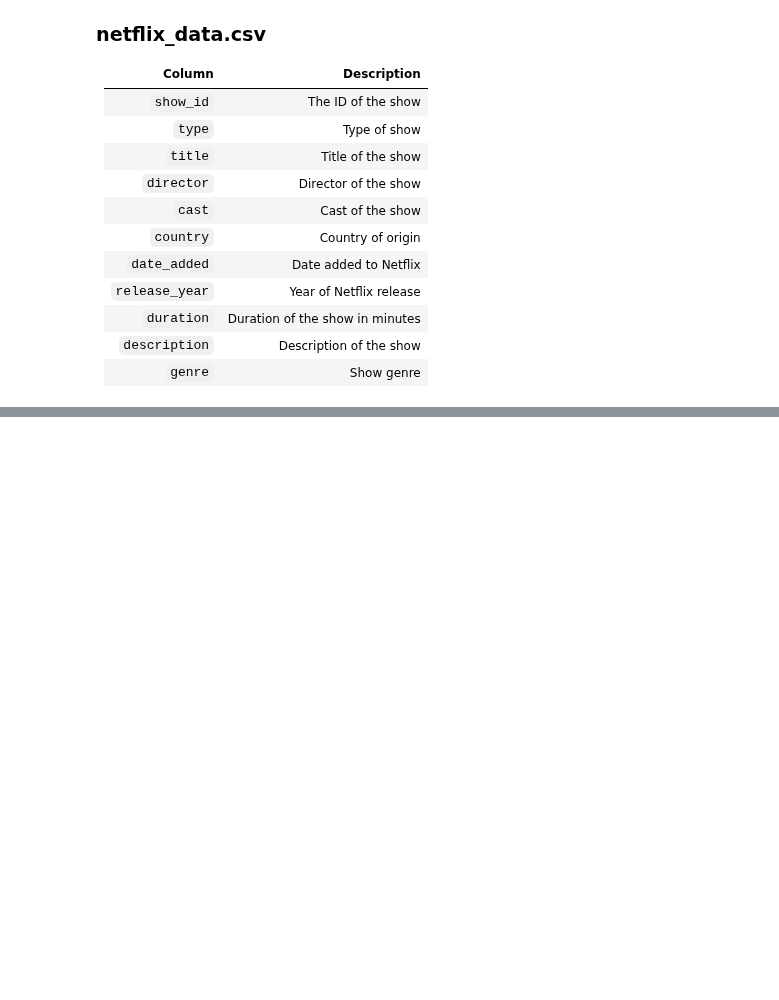
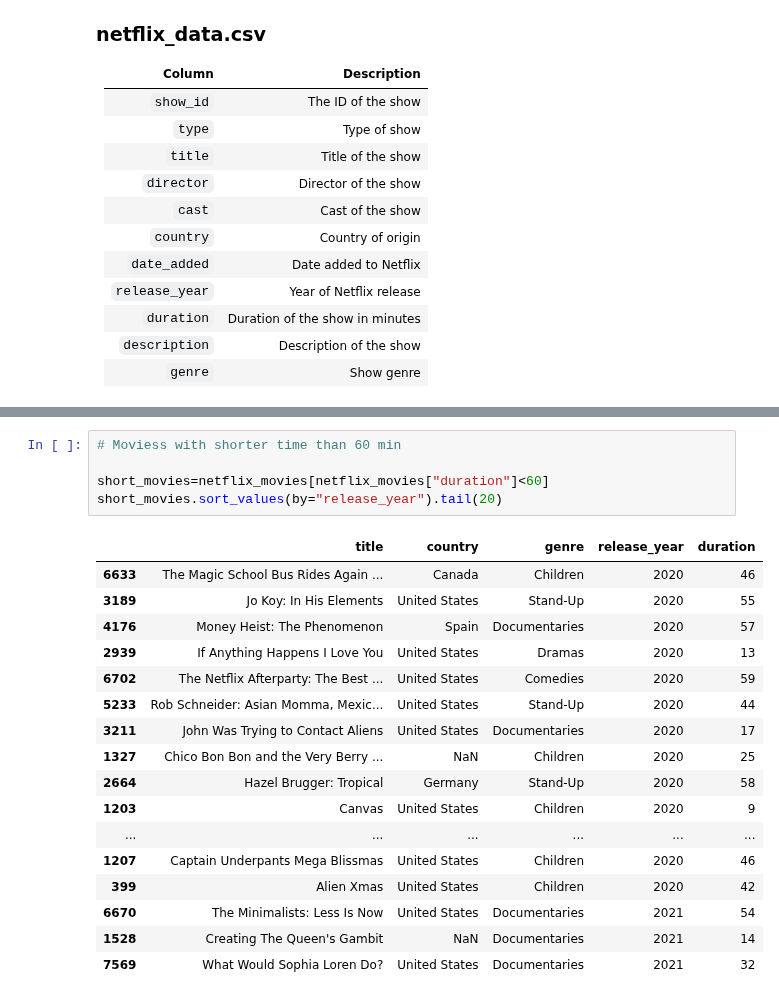
Before and after one commit to NelsonMungai/Netflix_movies_dataCamp, a Jupyter notebook: notebook.ipynb, the cells around one changed output, grey strips where cells are left out. Drawn from its saved outputs; the diff is of its cells as text; blank space fills up the shorter version.

```diff
--- a/notebook.ipynb
+++ b/notebook.ipynb
@@ -46,0 +68,23 @@ KeyError: <class 'pandas.core.frame.DataFrame'>
+# %%
+# Moviess with shorter time than 60 min
+
+short_movies=netflix_movies[netflix_movies["duration"]<60]
+short_movies.sort_values(by="release_year").tail(20)
+# %% [output]
+|  | title | country | genre | release_year | duration |
+| 6633 | The Magic School Bus Rides Again ... | Canada | Children | 2020 | 46 |
+| 3189 | Jo Koy: In His Elements | United States | Stand-Up | 2020 | 55 |
+| 4176 | Money Heist: The Phenomenon | Spain | Documentaries | 2020 | 57 |
+| 2939 | If Anything Happens I Love You | United States | Dramas | 2020 | 13 |
+| 6702 | The Netflix Afterparty: The Best ... | United States | Comedies | 2020 | 59 |
+| 5233 | Rob Schneider: Asian Momma, Mexic... | United States | Stand-Up | 2020 | 44 |
+| 3211 | John Was Trying to Contact Aliens | United States | Documentaries | 2020 | 17 |
+| 1327 | Chico Bon Bon and the Very Berry ... | NaN | Children | 2020 | 25 |
+| 2664 | Hazel Brugger: Tropical | Germany | Stand-Up | 2020 | 58 |
+| 1203 | Canvas | United States | Children | 2020 | 9 |
+| ... | ... | ... | ... | ... | ... |
+| 1207 | Captain Underpants Mega Blissmas | United States | Children | 2020 | 46 |
+| 399 | Alien Xmas | United States | Children | 2020 | 42 |
+| 6670 | The Minimalists: Less Is Now | United States | Documentaries | 2021 | 54 |
+| 1528 | Creating The Queen's Gambit | NaN | Documentaries | 2021 | 14 |
+| 7569 | What Would Sophia Loren Do? | United States | Documentaries | 2021 | 32 |
```
Also changed, not shown: parts of 4 cells of this notebook.
